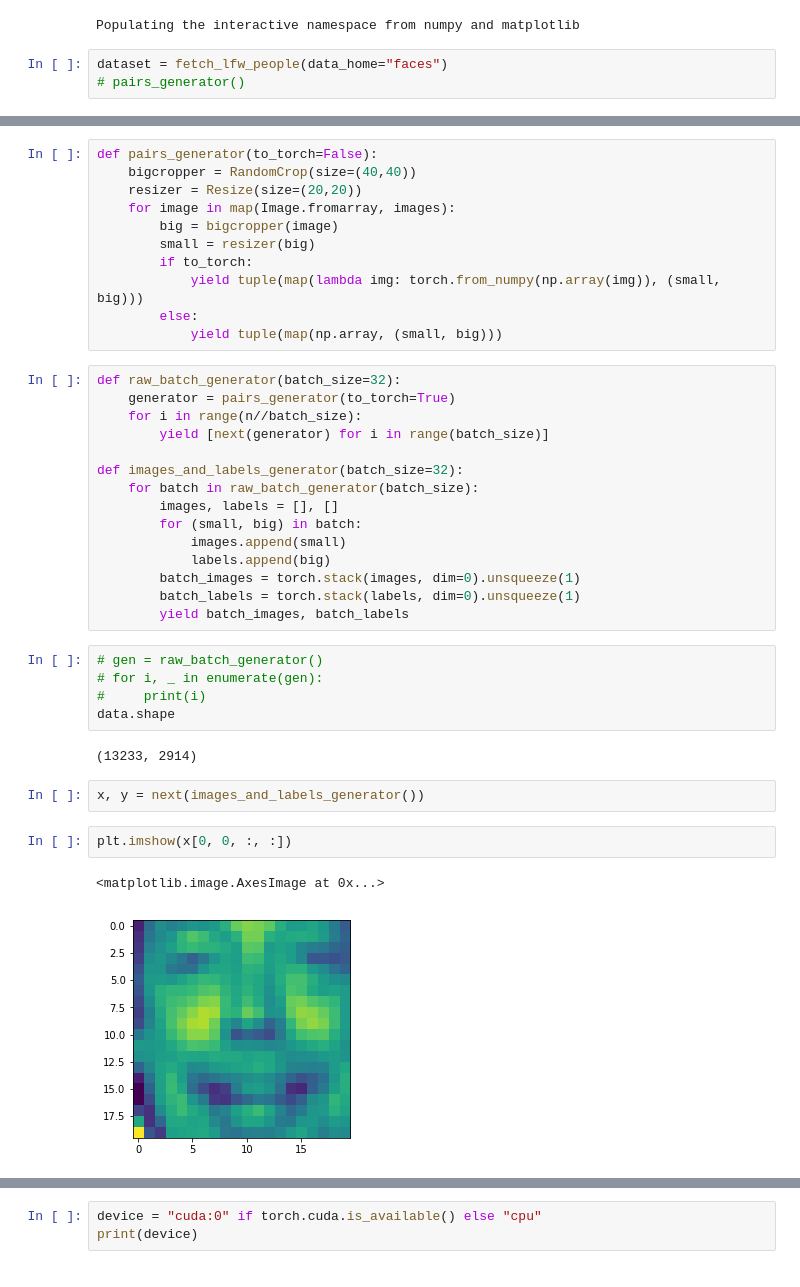
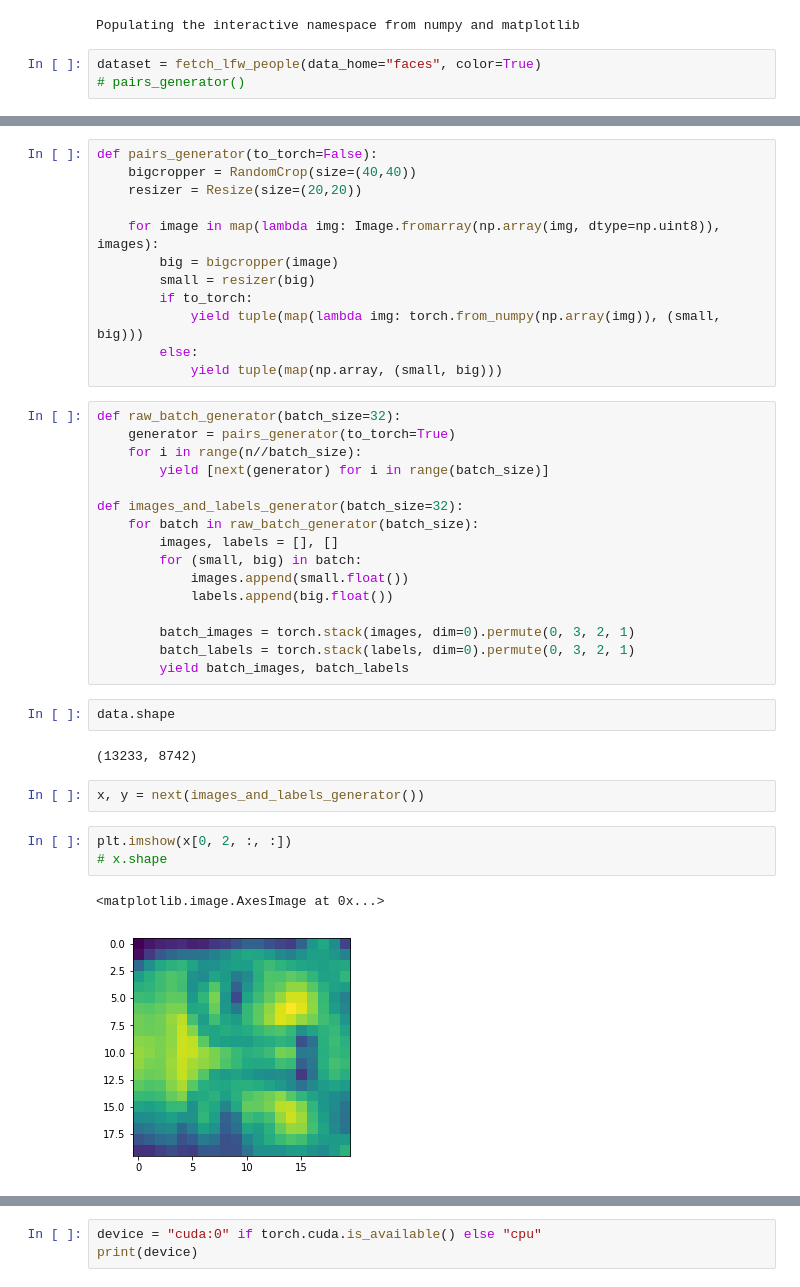
Before and after one commit to galecore/super_resolution, a Jupyter notebook: superres_baseline.ipynb, the cells around one changed output, grey strips where cells are left out. Drawn from its saved outputs; the diff is of its cells as text.

Commit message:
Added color to base_model

```diff
--- a/superres_baseline.ipynb
+++ b/superres_baseline.ipynb
@@ -7,7 +7,7 @@ from sklearn.datasets import fetch_lfw_people
 # %% [output]
 Populating the interactive namespace from numpy and matplotlib
 # %%
-dataset = fetch_lfw_people(data_home="faces")
+dataset = fetch_lfw_people(data_home="faces", color=True)
 # pairs_generator()
 # %%
 data, images = dataset["data"], dataset["images"]
@@ -16,7 +23,8 @@ n = data.shape[0]
 def pairs_generator(to_torch=False):
     bigcropper = RandomCrop(size=(40,40))
     resizer = Resize(size=(20,20))
-    for image in map(Image.fromarray, images):
+
+    for image in map(lambda img: Image.fromarray(np.array(img, dtype=np.uint8)), images):
         big = bigcropper(image)
         small = resizer(big)
         if to_torch:
@@ -33,24 +41,23 @@ def images_and_labels_generator(batch_size=32):
     for batch in raw_batch_generator(batch_size):
         images, labels = [], []
         for (small, big) in batch:
-            images.append(small)
-            labels.append(big)
-        batch_images = torch.stack(images, dim=0).unsqueeze(1)
-        batch_labels = torch.stack(labels, dim=0).unsqueeze(1)
+            images.append(small.float())
+            labels.append(big.float())
+
+        batch_images = torch.stack(images, dim=0).permute(0, 3, 2, 1)
+        batch_labels = torch.stack(labels, dim=0).permute(0, 3, 2, 1)
         yield batch_images, batch_labels
-# %%
-# gen = raw_batch_generator()
-# for i, _ in enumerate(gen):
-#     print(i)
-data.shape
-# %% [output]
-(13233, 2914)
+# %%
+data.shape
+# %% [output]
+(13233, 8742)
 # %%
 x, y = next(images_and_labels_generator())
 # %%
-plt.imshow(x[0, 0, :, :])
+plt.imshow(x[0, 2, :, :])
+# x.shape
 # %% [output]
 <matplotlib.image.AxesImage at 0x...>
-[figure, old version]
+[figure, new version]
 # %%
 nrows, ncols = (3,2)
```
Also changed, not shown: parts of 12 cells of this notebook.
